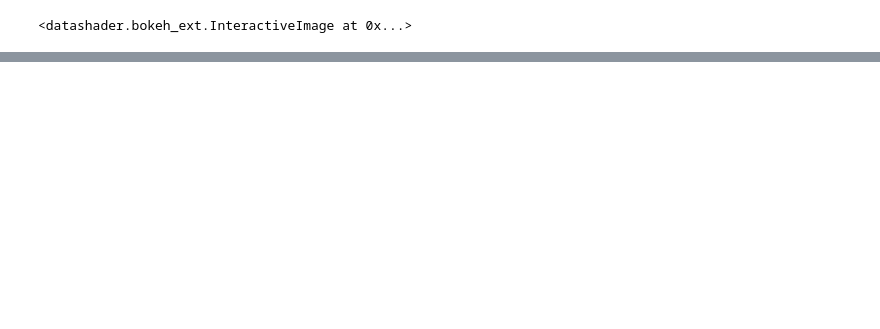
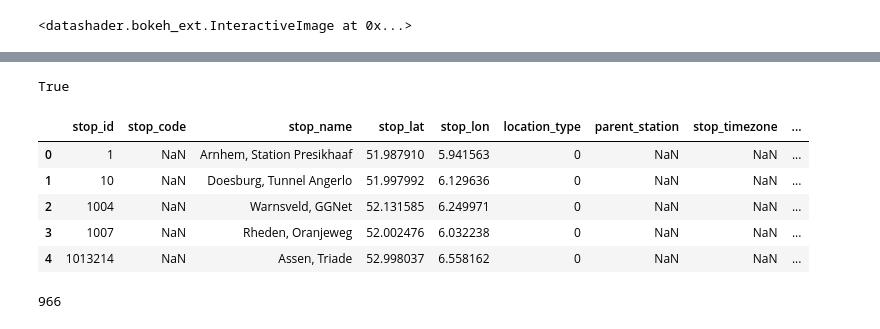
Before and after one commit to TPM-Resilience-Lab/public-transit-system, a Jupyter notebook: python-codes/gtfs_analysis.ipynb, the cells around one changed output, grey strips where cells are left out. Drawn from its saved outputs; the diff is of its cells as text; code cells hidden in the pictures; blank space fills up the shorter version.

Commit message:
Preparing the Hague GTFS (Ongoing)

```diff
--- a/python-codes/gtfs_analysis.ipynb
+++ b/python-codes/gtfs_analysis.ipynb
@@ -176,0 +226,24 @@ Loading BokehJS ...
+# %%
+from shapely.geometry import Point
+
+geom = gdf.loc[0, 'geometry']
+
+# get the bounding box of the city
+#geom.bounds
+
+# determine if a point is within the city boundary
+coords = (4.281028, 52.073533)
+geom.intersects(Point(coords))
+# %% [output]
+True
+# %%
+stops = pd.read_csv('../gtfs_data/netherlands/stops.txt', low_memory=False)
+# %%
+stops.head()
+# %% [output]
+|  | stop_id | stop_code | stop_name | stop_lat | stop_lon | location_type | parent_station | stop_timezone | ... |
+| 0 | 1 | NaN | Arnhem, Station Presikhaaf | 51.987910 | 5.941563 | 0 | NaN | NaN | ... |
+| 1 | 10 | NaN | Doesburg, Tunnel Angerlo | 51.997992 | 6.129636 | 0 | NaN | NaN | ... |
+| 2 | 1004 | NaN | Warnsveld, GGNet | 52.131585 | 6.249971 | 0 | NaN | NaN | ... |
+| 3 | 1007 | NaN | Rheden, Oranjeweg | 52.002476 | 6.032238 | 0 | NaN | NaN | ... |
+| 4 | 1013214 | NaN | Assen, Triade | 52.998037 | 6.558162 | 0 | NaN | NaN | ... |
@@ -176,0 +258,4 @@ Loading BokehJS ...
+# %%
+len(hague_stations)
+# %% [output]
+966
```
Also changed, not shown: parts of 14 cells of this notebook, 5 other files.
